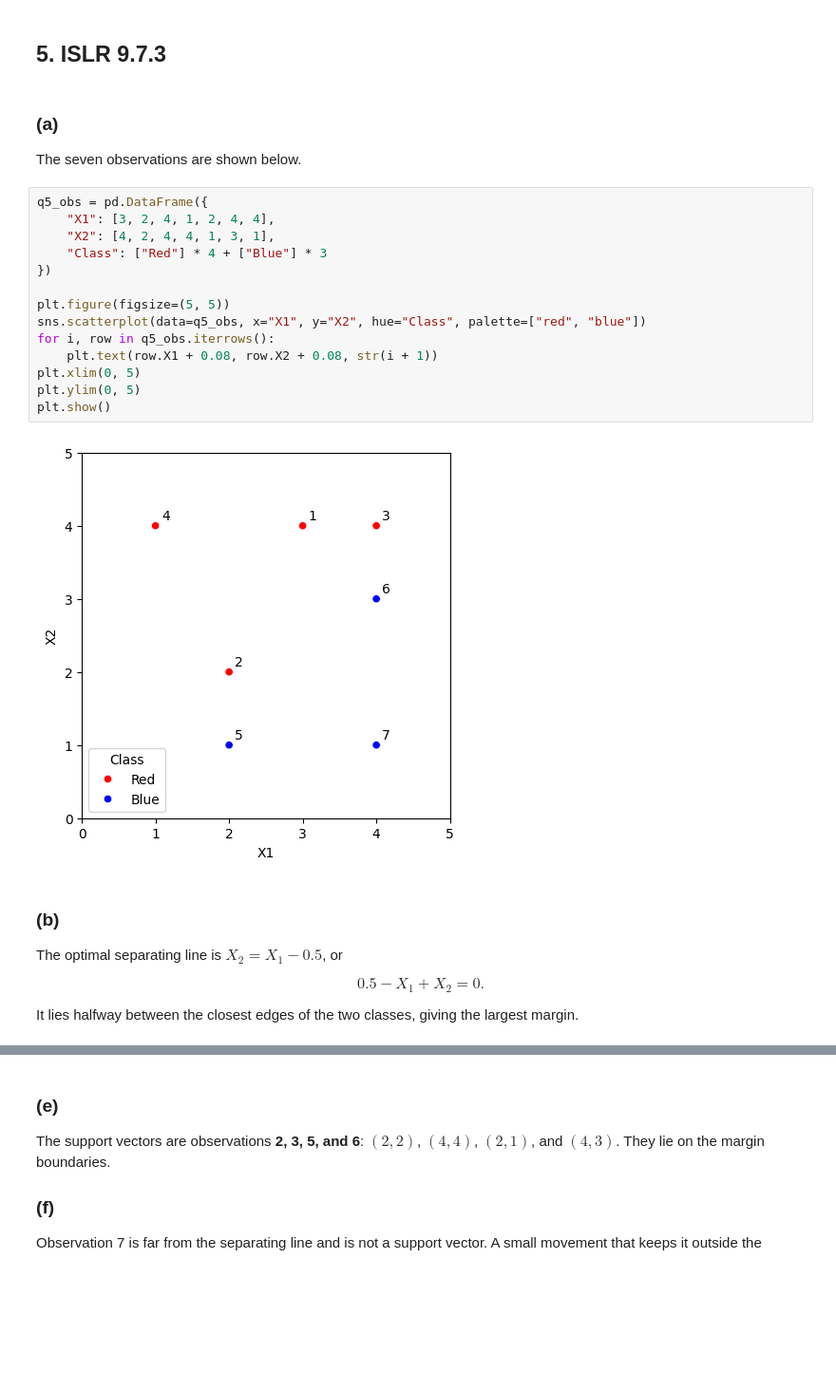
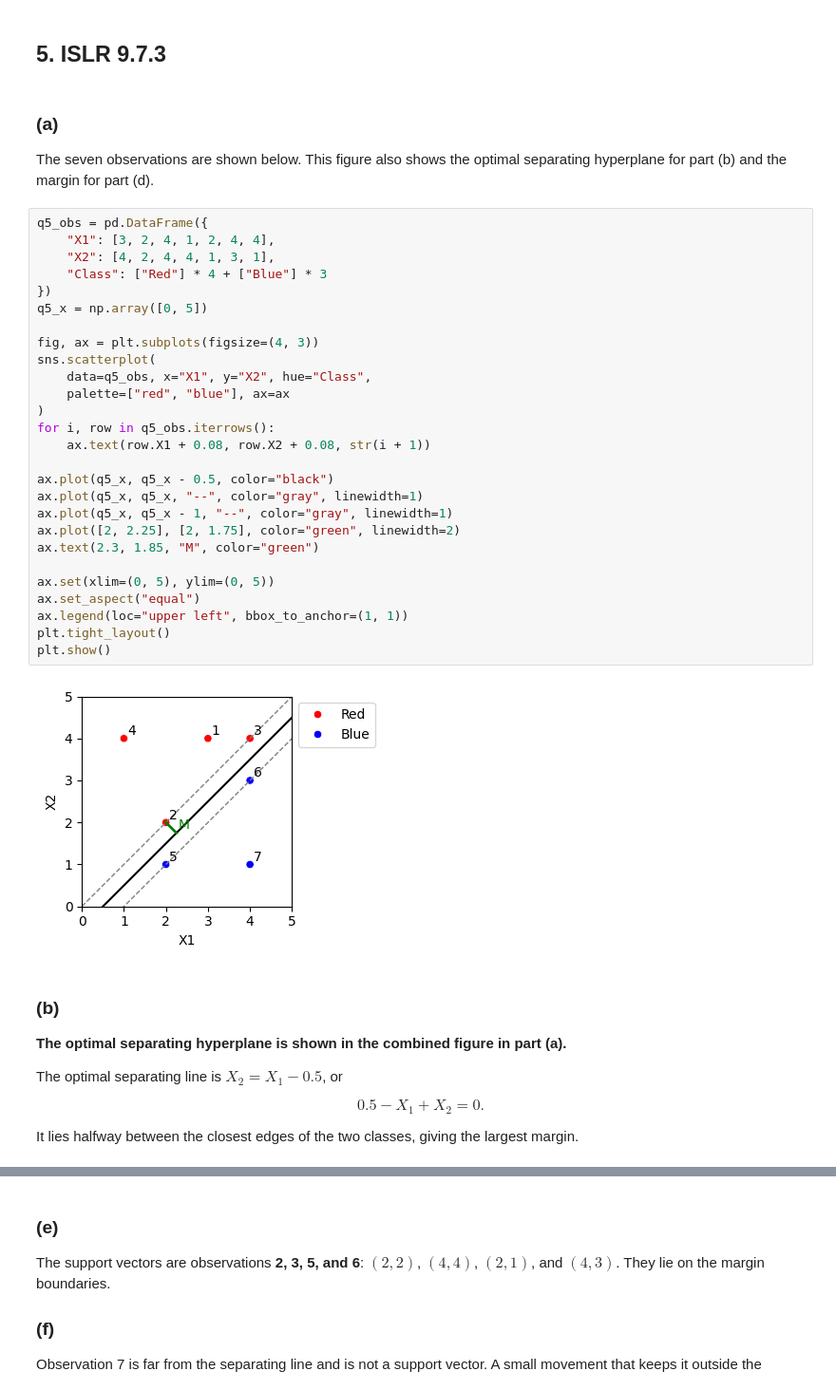
Before and after one commit to cxieusc/DSCI_552_HW6, a Jupyter notebook: notebook/Xie_Chong_HW6.ipynb, the cells around one changed output, grey strips where cells are left out. Shown at 95% size. Saved outputs shown, nothing was run; the diff lists cells and outputs as text; blank space fills up the shorter version.

```diff
--- a/notebook/Xie_Chong_HW6.ipynb
+++ b/notebook/Xie_Chong_HW6.ipynb
@@ -779,25 +579,41 @@ Since $0.45<0.5$, the final prediction is **Green**.
 # %% [markdown]
 ### (a)
 
-The seven observations are shown below.
+The seven observations are shown below. This figure also shows the optimal
+separating hyperplane for part (b) and the margin for part (d).
 # %%
 q5_obs = pd.DataFrame({
     "X1": [3, 2, 4, 1, 2, 4, 4],
     "X2": [4, 2, 4, 4, 1, 3, 1],
     "Class": ["Red"] * 4 + ["Blue"] * 3
 })
+q5_x = np.array([0, 5])
 
-plt.figure(figsize=(5, 5))
-sns.scatterplot(data=q5_obs, x="X1", y="X2", hue="Class", palette=["red", "blue"])
+fig, ax = plt.subplots(figsize=(4, 3))
+sns.scatterplot(
+    data=q5_obs, x="X1", y="X2", hue="Class",
+    palette=["red", "blue"], ax=ax
+)
 for i, row in q5_obs.iterrows():
-    plt.text(row.X1 + 0.08, row.X2 + 0.08, str(i + 1))
-plt.xlim(0, 5)
-plt.ylim(0, 5)
+    ax.text(row.X1 + 0.08, row.X2 + 0.08, str(i + 1))
+
+ax.plot(q5_x, q5_x - 0.5, color="black")
+ax.plot(q5_x, q5_x, "--", color="gray", linewidth=1)
+ax.plot(q5_x, q5_x - 1, "--", color="gray", linewidth=1)
+ax.plot([2, 2.25], [2, 1.75], color="green", linewidth=2)
+ax.text(2.3, 1.85, "M", color="green")
+
+ax.set(xlim=(0, 5), ylim=(0, 5))
+ax.set_aspect("equal")
+ax.legend(loc="upper left", bbox_to_anchor=(1, 1))
+plt.tight_layout()
 plt.show()
 # %% [output]
-[figure, old version]
+[figure, new version]
 # %% [markdown]
 ### (b)
+
+**The optimal separating hyperplane is shown in the combined figure in part (a).**
 
 The optimal separating line is $X_2=X_1-0.5$, or
 
```
Also changed, not shown: parts of 34 cells of this notebook.
